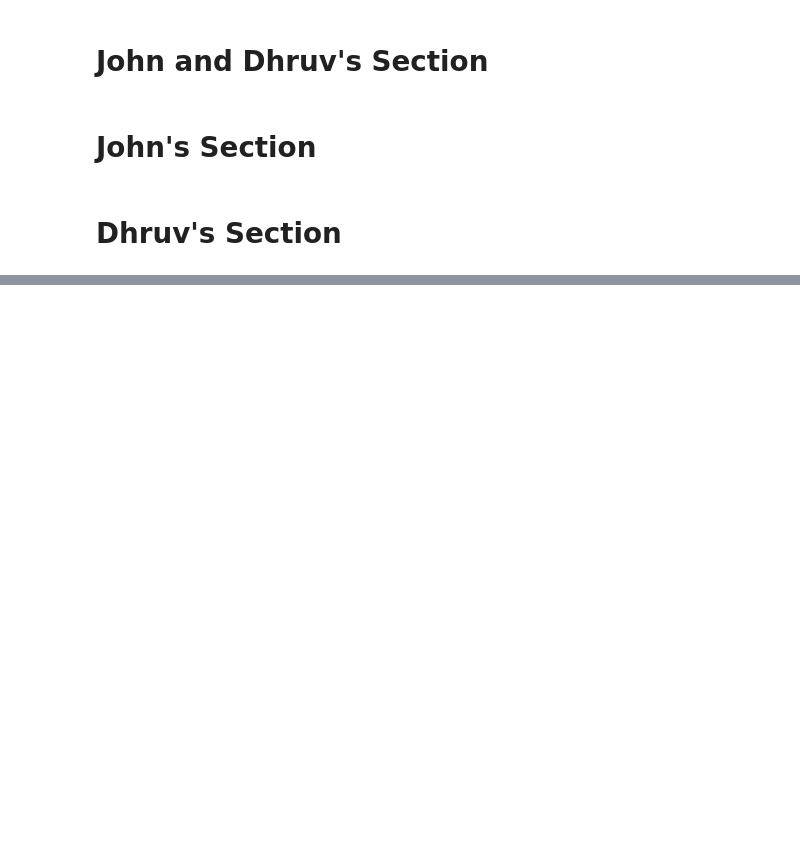
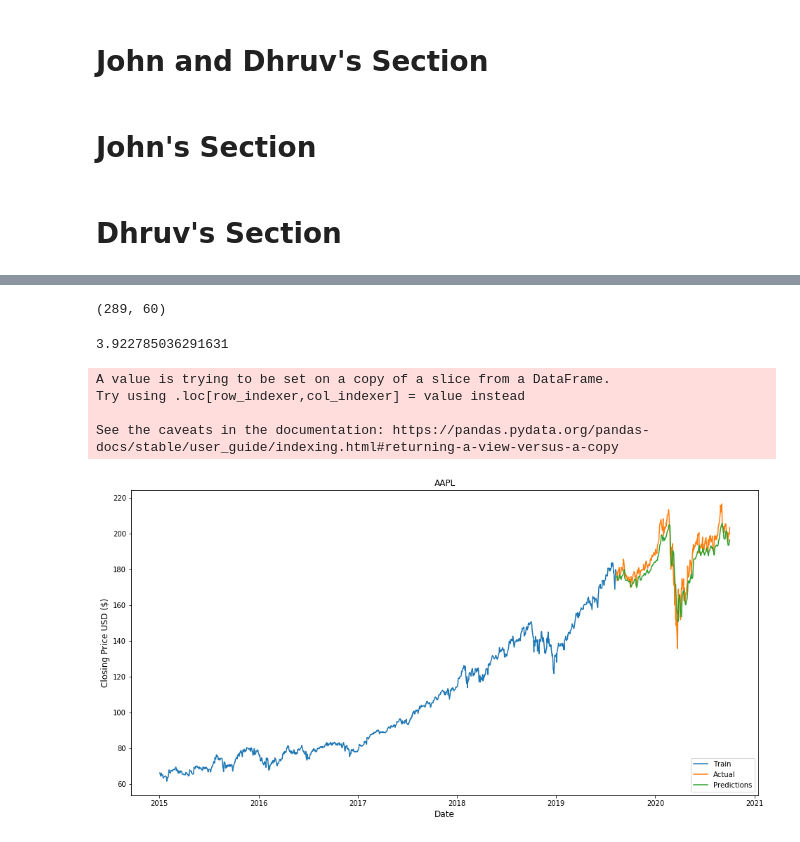
Before and after one commit to jhook1/StockPredictor, a Jupyter notebook: CAP4621_Stock_Prediction_Project.ipynb, the cells around one changed output, grey strips where cells are left out. Drawn from its saved outputs; the diff is of its cells as text; code cells hidden in the pictures; blank space fills up the shorter version.

Commit message:
Added models

```diff
--- a/CAP4621_Stock_Prediction_Project.ipynb
+++ b/CAP4621_Stock_Prediction_Project.ipynb
@@ -354,7 +354,7 @@ import pandas_datareader as web
 import numpy as np
 import pandas as pd
 from sklearn.preprocessing import MinMaxScaler
-from keras.models import Sequential
+from keras.models import Sequential, load_model
 from keras.layers import Dense, LSTM
 import matplotlib.pyplot as plt
-plt.style.use('fivethirtyeight')
+#plt.style.use('fivethirtyeight')
@@ -369,3 +363,7 @@ n = 60
+# %%
+n = 60
+df = web.DataReader('V', data_source = 'yahoo', start = '2015-01-01', end = '2020-10-01')
+data = df[['Close']]
 # %%
 # Visualize the data
 # df.shape
@@ -399,12 +403,12 @@ print(scaled_data)
 # %%
 #Create the scaled training data set
-train_data = scaled_data[0:training_data_len, :]
+train_data = scaled_data[0:training_data_len, 0:4]
 #Split the data into x_train and y_train
 x_train = []
 y_train = []
 for i in range(n, len(train_data)):
-  x_train.append(train_data[i-n:i, 0])
-  y_train.append(train_data[i, 0])
+  x_train.append(train_data[i-n:i, 0:4])
+  y_train.append(train_data[i, :])
 # %%
 #Convert the x_train and y_train to numpy arrays
 x_train, y_train = np.array(x_train), np.array(y_train)
@@ -442,50 +446,61 @@ for i in range(n, len(test_data)):
 #convert to numpy array
 x_test = np.array(x_test)
 print(x_test.shape)
+# %% [output]
+(289, 60)
 # %%
 #Reshape the data for the LSTM model to 3-D
 x_test = np.reshape(x_test, (x_test.shape[0], x_test.shape[1], 1))
 # %%
 #Get the models predicted price and values
-print(x_test[0])
-#predictions = model.predict(x_test)
+#print(x_test[0])
+model = load_model('lstm_models/v.h5')
+predictions = model.predict(x_test)
 #print(predictions)
 # We want predictions to contain the same values as y_test dataset
-#predictions = scaler.inverse_transform(predictions)
+predictions = scaler.inverse_transform(predictions)
 #print(predictions)
 # print(type(predictions))
 # %%
 #Get the root mean squred error (RMSE) - lower the better
 rmse = np.sqrt(np.mean(predictions - y_test)**2)
 print(rmse)
+# %% [output]
+3.922785036291631
 # %%
 #Plot the data
 #print(data[:56])
 train = data[:training_data_len]
 valid = data[training_data_len:]
 #train = data.loc[:'2020-09-01']
 #valid = data.loc['2020-09-01':]
 #print(data.loc[:'2020-09-01'])
 valid['Predictions'] = predictions
 #print(type(train))
 #print(type(valid))
 #predictions_series = []
 #indices = list(range(162, 202))
 #for prediction in predictions:
 #    predictions_series.append(prediction)
 #predictions = pd.Series(predictions_series, index = indices)
 
 
 # Visulaize the date
 plt.figure(figsize=(16,8))
-plt.title('Model')
-plt.xlabel('Date', fontsize=18)
-plt.ylabel('Close Price USD ($)', fontsize=18)
+plt.title('AAPL')
+plt.xlabel('Date', fontsize=12)
+plt.ylabel('Closing Price USD ($)', fontsize=12)
 plt.plot(train['Close'])
 plt.plot(valid['Close'])
 plt.plot(valid['Predictions'])
-plt.legend(['Train', 'Val', 'Predictions'], loc='lower right')
+plt.legend(['Train', 'Actual', 'Predictions'], loc='lower right')
 plt.show()
+# %% [output]
+A value is trying to be set on a copy of a slice from a DataFrame.
+Try using .loc[row_indexer,col_indexer] = value instead
+
+See the caveats in the documentation: https://pandas.pydata.org/pandas-docs/stable/user_guide/indexing.html#returning-a-view-versus-a-copy
+[figure, added]
 # %%
 print(valid[[180]], predictions[[180]])
 # %%
```
Also changed, not shown: parts of 7 cells of this notebook, 10 other files.
